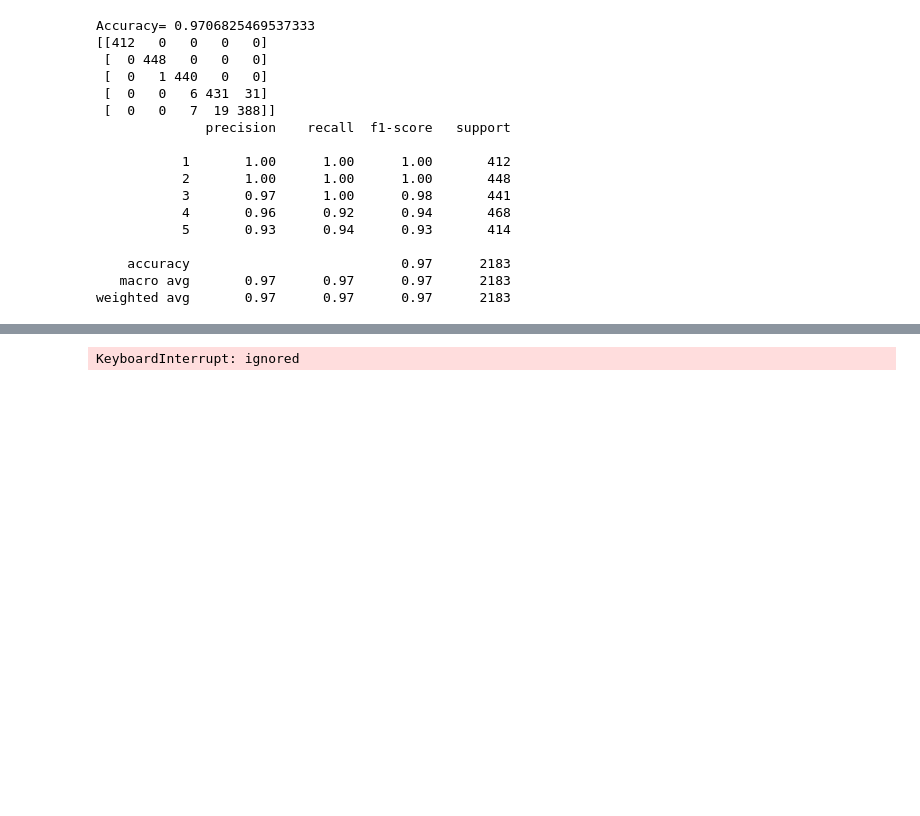
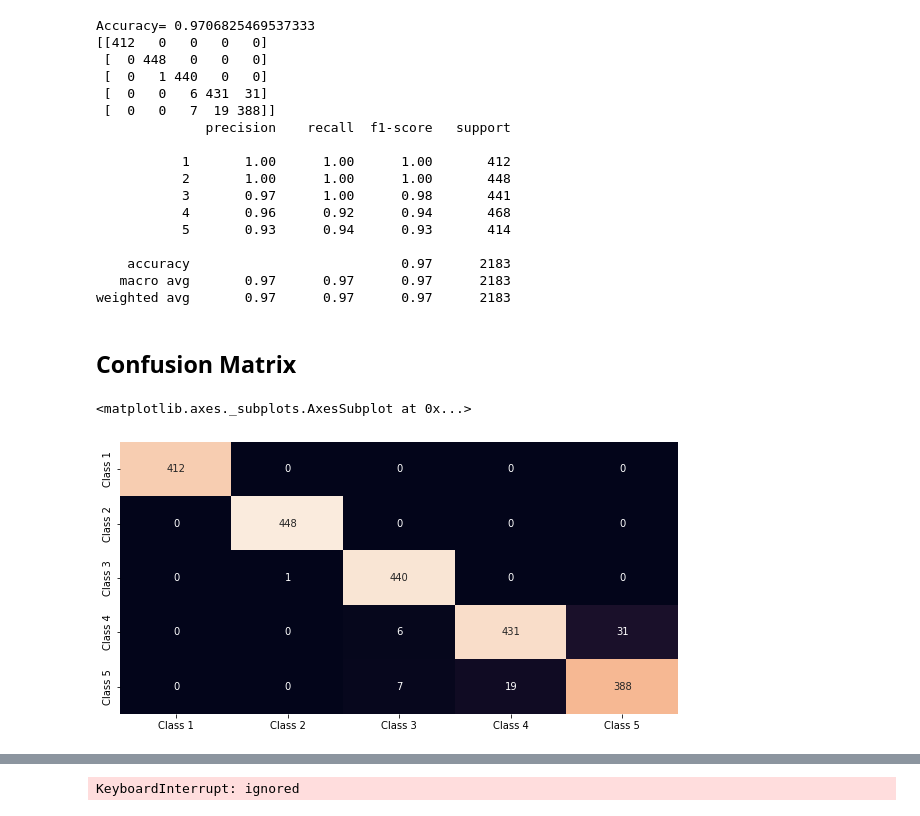
Before and after one commit to ajithpious/Colab-Notebooks, a Jupyter notebook: AI_final.ipynb, the cells around one changed output, grey strips where cells are left out. Drawn from its saved outputs; the diff is of its cells as text; code cells hidden in the pictures; blank space fills up the shorter version.

```diff
--- a/AI_final.ipynb
+++ b/AI_final.ipynb
@@ -637,6 +680,15 @@ Accuracy= 0.9706825469537333
     accuracy                           0.97      2183
    macro avg       0.97      0.97      0.97      2183
 weighted avg       0.97      0.97      0.97      2183
+# %% [markdown]
+## Confusion Matrix
+# %%
+cmat=confusion_matrix(y_test,pred)
+fig,ax=plt.subplots(figsize=(10,5))
+sns.heatmap(cmat,annot=True, fmt='d',xticklabels=["Class 1","Class 2","Class 3","Class 4","Class 5"],yticklabels=["Class 1","Class 2","Class 3","Class 4","Class 5"],cbar=False)
+# %% [output]
+<matplotlib.axes._subplots.AxesSubplot at 0x...>
+[figure, added]
 # %%
 pd.DataFrame(pred).value_counts()
 # %% [output]
```
Also changed, not shown: parts of 11 cells of this notebook.
